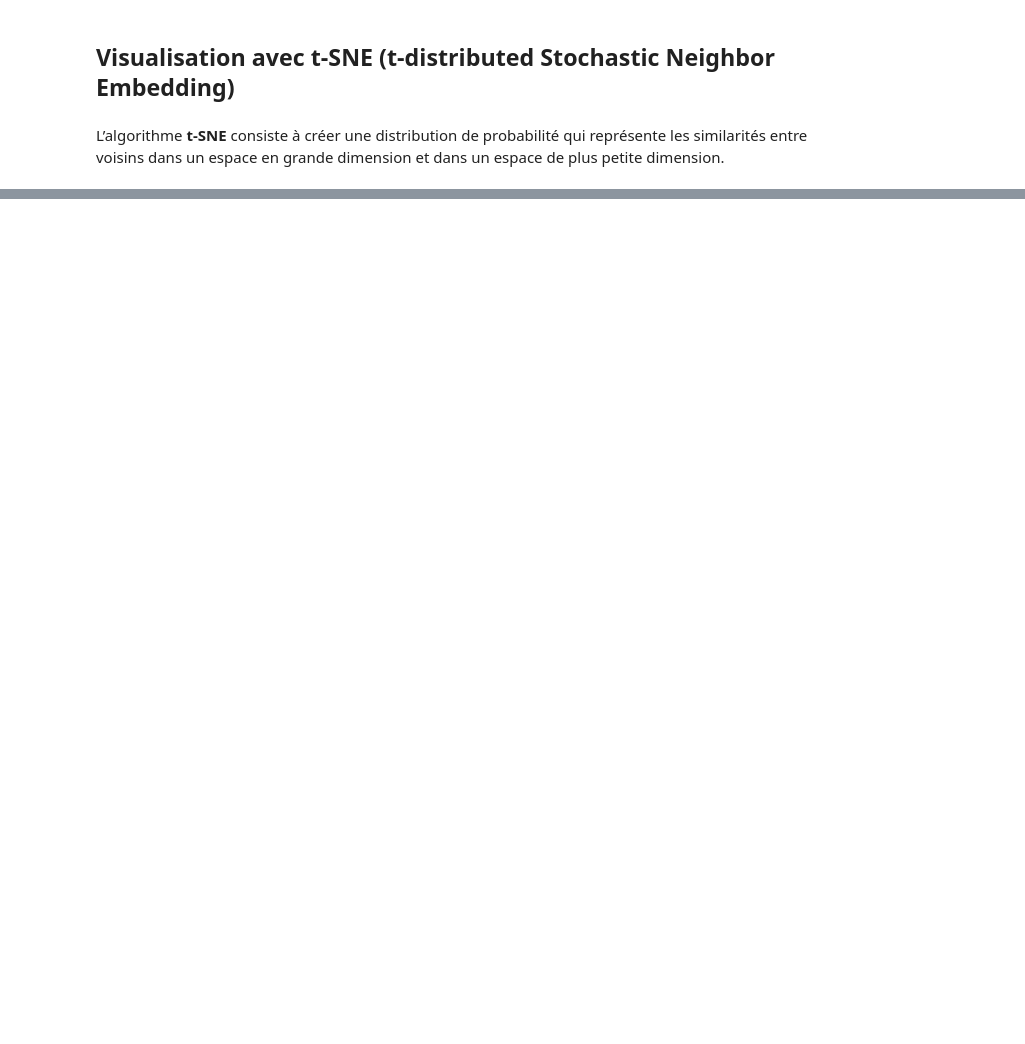
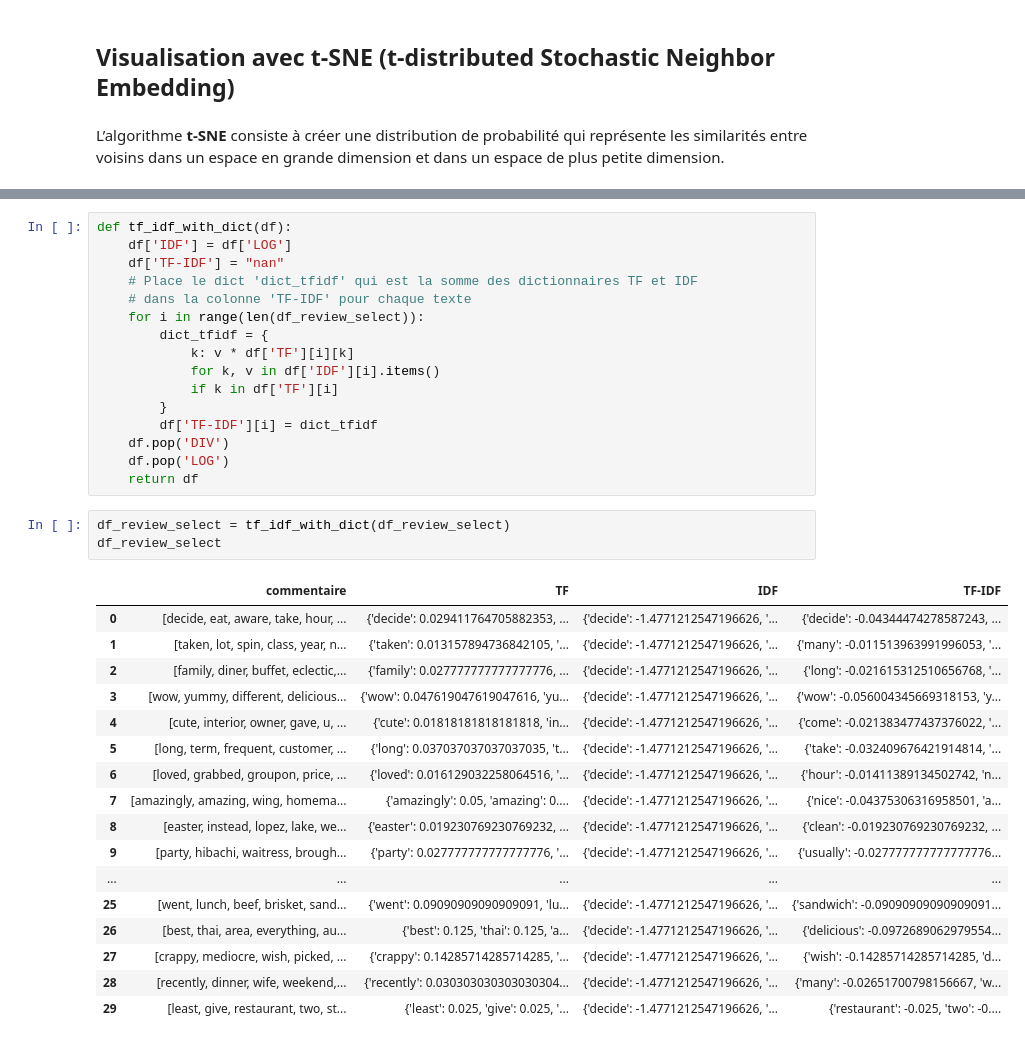
Before and after one commit to reda76/P6, a Jupyter notebook: Analyse de texte.ipynb, the cells around one changed output, grey strips where cells are left out. Drawn from its saved outputs; the diff is of its cells as text; blank space fills up the shorter version.

```diff
--- a/Analyse de texte.ipynb
+++ b/Analyse de texte.ipynb
@@ -605,0 +833,37 @@ ImportError: cannot import name 'safe_indexing' from 'sklearn.utils' (/home/reda
+# %%
+def tf_idf_with_dict(df):
+    df['IDF'] = df['LOG']
+    df['TF-IDF'] = "nan"
+    # Place le dict 'dict_tfidf' qui est la somme des dictionnaires TF et IDF
+    # dans la colonne 'TF-IDF' pour chaque texte
+    for i in range(len(df_review_select)):
+        dict_tfidf = {
+            k: v * df['TF'][i][k]
+            for k, v in df['IDF'][i].items()
+            if k in df['TF'][i]
+        }
+        df['TF-IDF'][i] = dict_tfidf
+    df.pop('DIV')
+    df.pop('LOG')
+    return df
+# %%
+df_review_select = tf_idf_with_dict(df_review_select)
+df_review_select
+# %% [output]
+|  | commentaire | TF | IDF | TF-IDF |
+| 0 | [decide, eat, aware, take, hour, ... | {'decide': 0.029411764705882353, ... | {'decide': -1.4771212547196626, '... | {'decide': -0.04344474278587243, ... |
+| 1 | [taken, lot, spin, class, year, n... | {'taken': 0.013157894736842105, '... | {'decide': -1.4771212547196626, '... | {'many': -0.011513963991996053, '... |
+| 2 | [family, diner, buffet, eclectic,... | {'family': 0.027777777777777776, ... | {'decide': -1.4771212547196626, '... | {'long': -0.021615312510656768, '... |
+| 3 | [wow, yummy, different, delicious... | {'wow': 0.047619047619047616, 'yu... | {'decide': -1.4771212547196626, '... | {'wow': -0.056004345669318153, 'y... |
+| 4 | [cute, interior, owner, gave, u, ... | {'cute': 0.01818181818181818, 'in... | {'decide': -1.4771212547196626, '... | {'come': -0.021383477437376022, '... |
+| 5 | [long, term, frequent, customer, ... | {'long': 0.037037037037037035, 't... | {'decide': -1.4771212547196626, '... | {'take': -0.032409676421914814, '... |
+| 6 | [loved, grabbed, groupon, price, ... | {'loved': 0.016129032258064516, '... | {'decide': -1.4771212547196626, '... | {'hour': -0.01411389134502742, 'n... |
+| 7 | [amazingly, amazing, wing, homema... | {'amazingly': 0.05, 'amazing': 0.... | {'decide': -1.4771212547196626, '... | {'nice': -0.04375306316958501, 'a... |
+| 8 | [easter, instead, lopez, lake, we... | {'easter': 0.019230769230769232, ... | {'decide': -1.4771212547196626, '... | {'clean': -0.019230769230769232, ... |
+| 9 | [party, hibachi, waitress, brough... | {'party': 0.027777777777777776, '... | {'decide': -1.4771212547196626, '... | {'usually': -0.027777777777777776... |
+| ... | ... | ... | ... | ... |
+| 25 | [went, lunch, beef, brisket, sand... | {'went': 0.09090909090909091, 'lu... | {'decide': -1.4771212547196626, '... | {'sandwich': -0.09090909090909091... |
+| 26 | [best, thai, area, everything, au... | {'best': 0.125, 'thai': 0.125, 'a... | {'decide': -1.4771212547196626, '... | {'delicious': -0.0972689062979554... |
+| 27 | [crappy, mediocre, wish, picked, ... | {'crappy': 0.14285714285714285, '... | {'decide': -1.4771212547196626, '... | {'wish': -0.14285714285714285, 'd... |
+| 28 | [recently, dinner, wife, weekend,... | {'recently': 0.030303030303030304... | {'decide': -1.4771212547196626, '... | {'many': -0.02651700798156667, 'w... |
+| 29 | [least, give, restaurant, two, st... | {'least': 0.025, 'give': 0.025, '... | {'decide': -1.4771212547196626, '... | {'restaurant': -0.025, 'two': -0.... |
```
Also changed, not shown: parts of 49 cells of this notebook.
